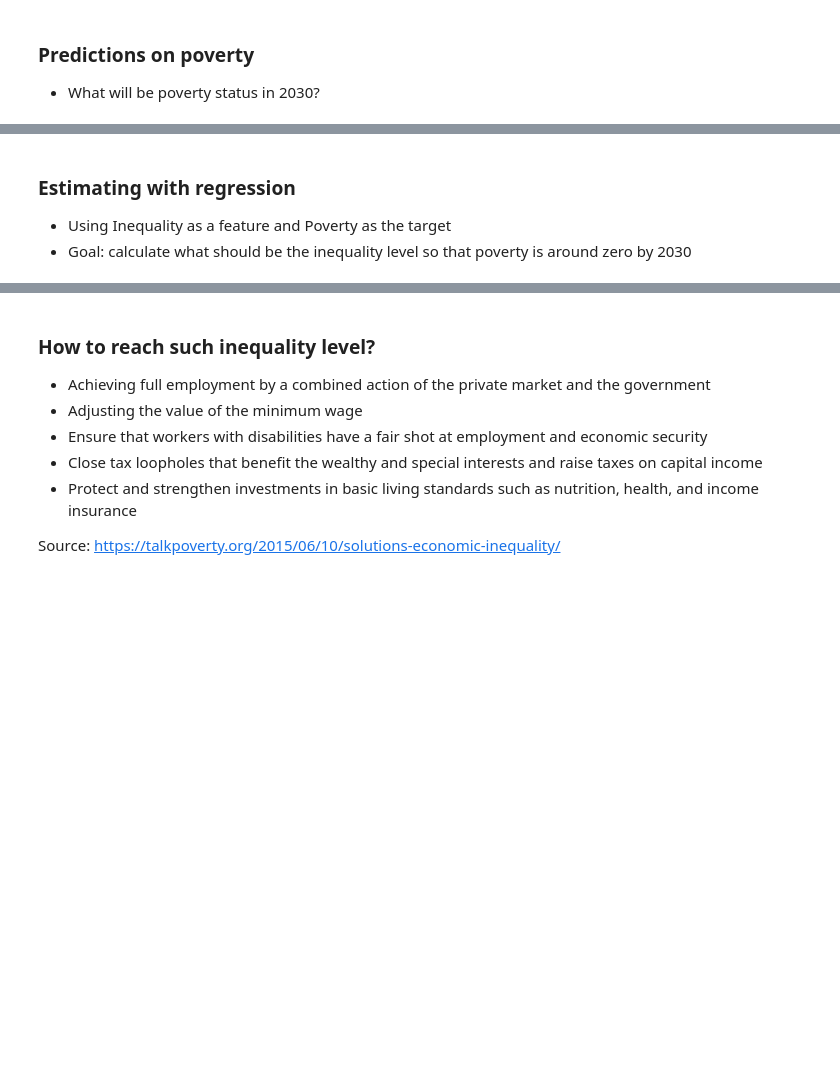
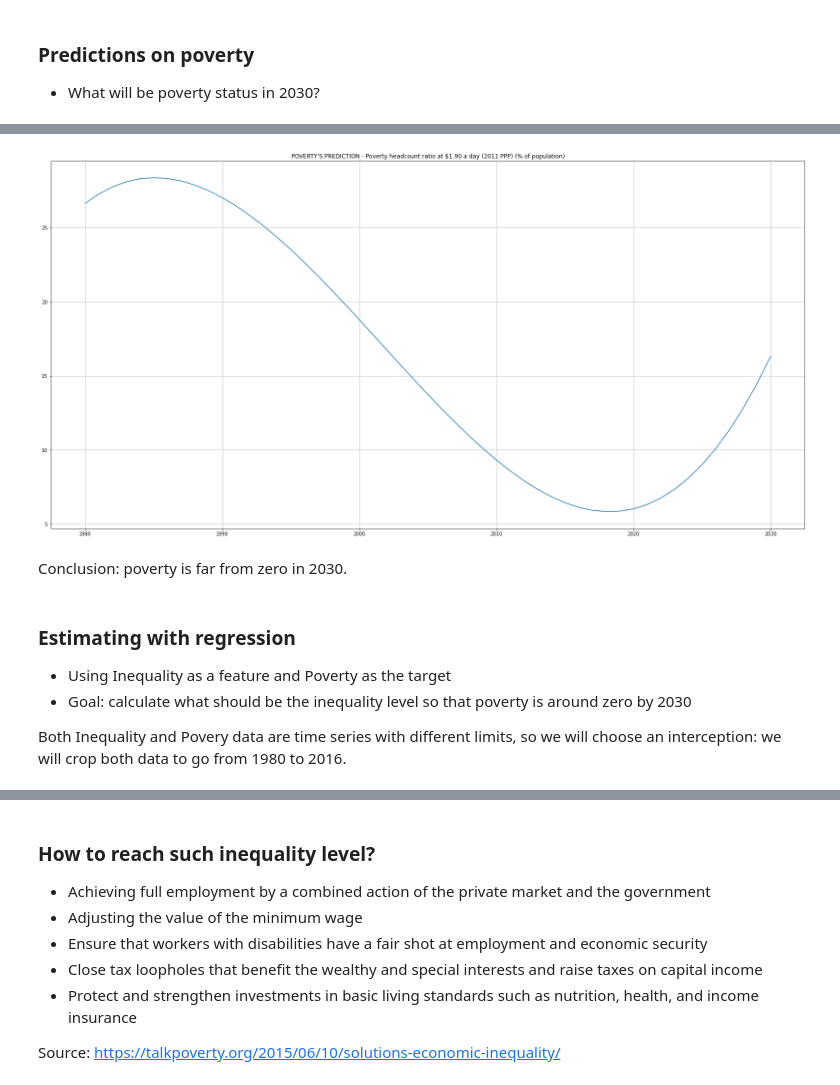
Before and after one commit to jmarcoscosta/MachineLearning-IMD, a Jupyter notebook: Global_poverty.ipynb, the cells around one changed output, grey strips where cells are left out. Saved outputs shown, nothing was run; the diff lists cells and outputs as text; code cells hidden in the pictures; blank space fills up the shorter version.

```diff
--- a/Global_poverty.ipynb
+++ b/Global_poverty.ipynb
@@ -67,5 +104,20 @@ plt.show()
+# %%
+px = np.array(np.arange(1980, 2031)).reshape(-1, 1)
+px_ = PolynomialFeatures(degree=3, include_bias=False).fit_transform(px)
+plt.figure(figsize=(28, 14))
+pred = lr.predict(px_)
+plt.plot(px_[0:, 0], pred)
+plt.title("POVERTY'S PREDICTION - Poverty headcount ratio at $1.90 a day (2011 PPP) (% of population)")
+plt.grid()
+plt.show()
+# %% [output]
+[figure, added]
+# %% [markdown]
+Conclusion: poverty is far from zero in 2030.
 # %% [markdown]
 ### Estimating with regression
 
 - Using Inequality as a feature and Poverty as the target
 - Goal: calculate what should be the inequality level so that poverty is around zero by 2030
+
+Both Inequality and Povery data are time series with different limits, so we will choose an interception: we will crop both data to go from 1980 to 2016.
```
Also changed, not shown: parts of 5 cells of this notebook.
